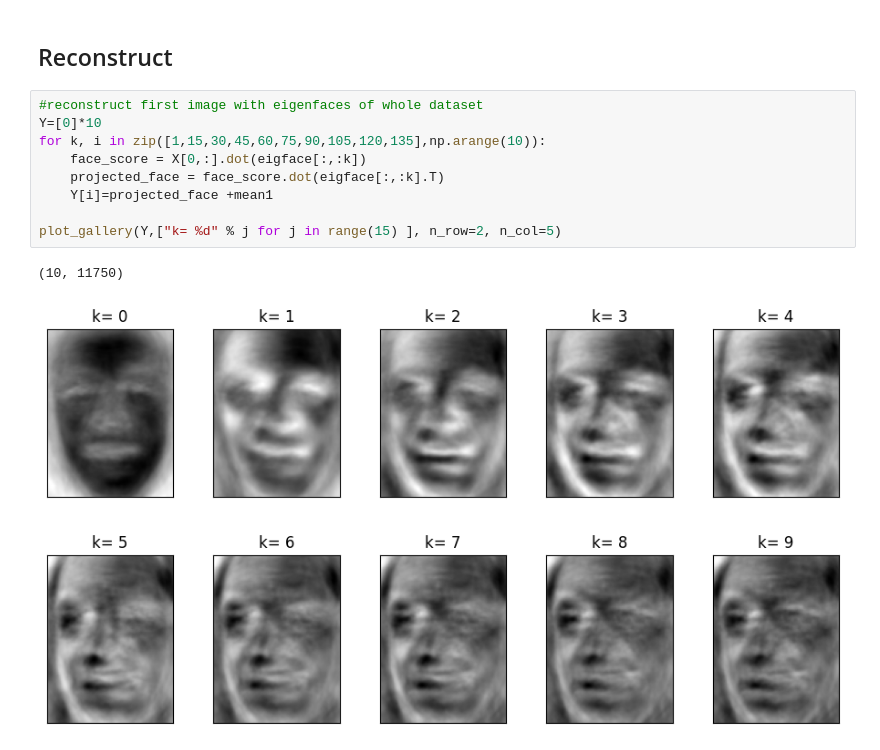
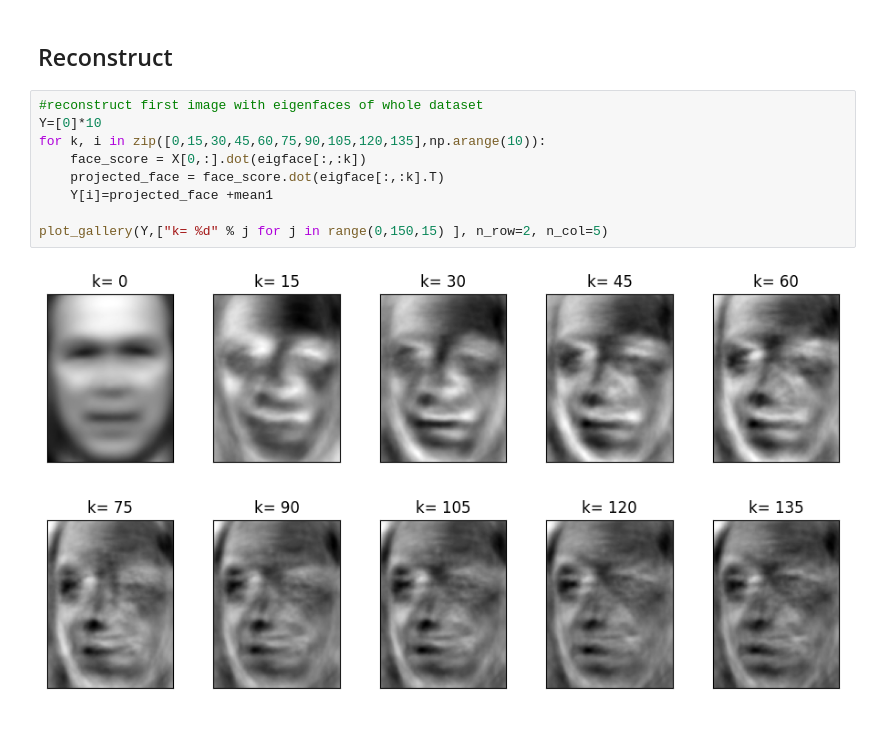
Before and after one commit to YRT777/7404-eigenfaces-elderversion, a Jupyter notebook: eigenfaces.ipynb, the cells around one changed output. Saved outputs shown, nothing was run; the diff lists cells and outputs as text.

Commit message:
reconstruct first image with eigenfaces of whole dataset

```diff
--- a/eigenfaces.ipynb
+++ b/eigenfaces.ipynb
@@ -320,12 +320,11 @@ Gerhard Schroeder       0.81      0.68      0.74        25
 # %%
 #reconstruct first image with eigenfaces of whole dataset
 Y=[0]*10
-for k, i in zip([1,15,30,45,60,75,90,105,120,135],np.arange(10)):
+for k, i in zip([0,15,30,45,60,75,90,105,120,135],np.arange(10)):
     face_score = X[0,:].dot(eigface[:,:k])
     projected_face = face_score.dot(eigface[:,:k].T)
     Y[i]=projected_face +mean1
 
-plot_gallery(Y,["k= %d" % j for j in range(15) ], n_row=2, n_col=5)
+plot_gallery(Y,["k= %d" % j for j in range(0,150,15) ], n_row=2, n_col=5)
 # %% [output]
-(10, 11750)
-[figure, old version]
+[figure, new version]
```
